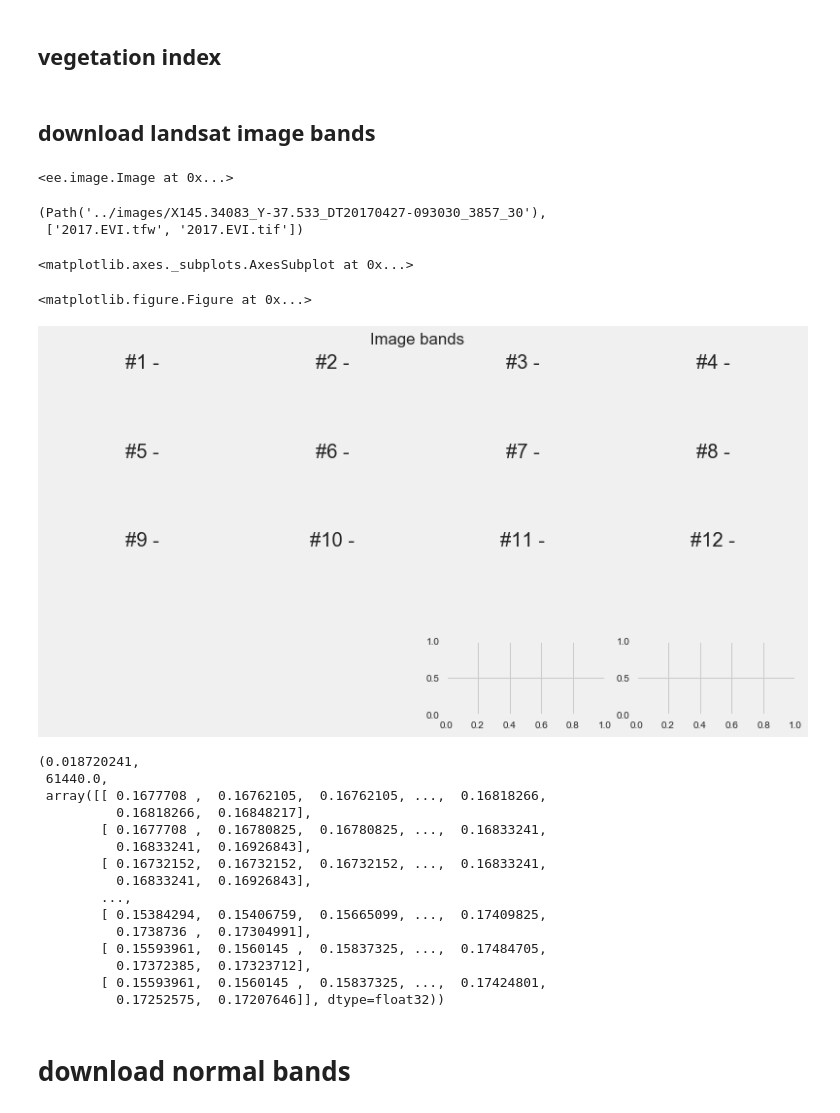
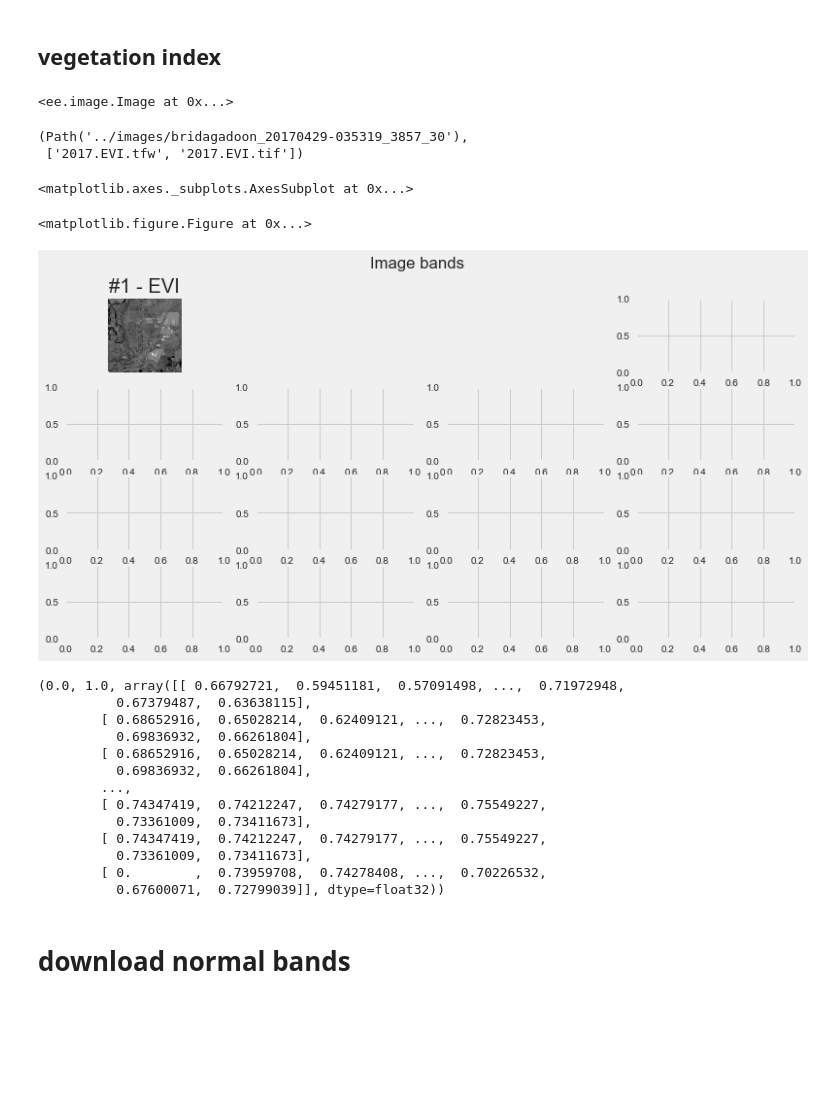
Before and after one commit to the-winter/spaceapps2017_matches, a Jupyter notebook: notebooks/simulate.ipynb, the cells around one changed output. Drawn from its saved outputs; the diff is of its cells as text; code cells hidden in the pictures; blank space fills up the shorter version.

```diff
--- a/notebooks/simulate.ipynb
+++ b/notebooks/simulate.ipynb
@@ -44,17 +44,21 @@ crs_grid = 3857 # projected wgs84
 # if the satelite's note included in the metadata jsut add it
 
 resolution_min=30 # 30m min
-distance=3000
+distance=1700
 pixel_length=int(distance/resolution_min)
 
 # black saturday
-time = arrow.get('2009-02-08')
+time = arrow.get('2009-02-06')
 point = shapely.geometry.Point(145.3408333333,-37.5327777778) # Kingslake, where some black sat fire started
 # point = shapely.geometry.Point(116.7413748,-31.8739154) # york, WA, AY
 
 # time = arrow.get('2015-02-08')
 # point = shapely.geometry.Point(115.833333,-31.933333) # perth
 
+
+point = shapely.geometry.Point(116.0258274,-31.767647)
+name = 'bridagadoon'
+
 pixels=2.0*distance/resolution_min
 print('pixels',pixels,pixels)
 # %% [output]
@@ -64,7 +68,7 @@ pixels 200.0 200.0
 # temp_dir = cache_dir = Path(tempfile.mkdtemp())
 # %%
 ts = time.utcnow().format('YYYYMMDD-HHmmss')
-folder_name = 'X{x:3.5f}_Y{y:3.5}_DT{time:}'.format(x=point.x,y=point.y,time=ts)
+folder_name = '{name:}_{time:}'.format(name=name,time=ts)
 # image_folder = Path('../images/').joinpath(folder_name)
 # image_folder.makedirs_p()
 # %% [markdown]
@@ -80,8 +84,6 @@ bound = ee.Geometry.buffer(geometry=geom, distance=distance)
 boundary = bound.bounds()
 # %% [markdown]
 ## vegetation index
-# %% [markdown]
-## download landsat image bands
 # %%
 satellite='LANDSAT/LC8_L1T_ANNUAL_EVI'
 bands=bands_l8
@@ -108,37 +110,35 @@ path,files=download_image(
 )
 path, files
 # %% [output]
-(Path('../images/X145.34083_Y-37.533_DT20170427-093030_3857_30'),
+(Path('../images/bridagadoon_20170429-035319_3857_30'),
  ['2017.EVI.tfw', '2017.EVI.tif'])
 # %%
 # view
-X = tifs2np(path, files, bands=bands)
+X = tifs2np(path, files, bands=['EVI'])
 for i in range(X.shape[0]):
     x=X[i]
     X[i]=(x-x.min())/(x.max()-x.min())
-imshow_bands(X, labels=None)
+imshow_bands(X, labels=['EVI'])
 # %% [output]
 <matplotlib.axes._subplots.AxesSubplot at 0x...>
 <matplotlib.figure.Figure at 0x...>
-[figure, old version]
+[figure, new version]
 # %%
 X.min(),X.max(),X[0]
 # %% [output]
-(0.018720241,
- 61440.0,
- array([[ 0.1677708 ,  0.16762105,  0.16762105, ...,  0.16818266,
-          0.16818266,  0.16848217],
-        [ 0.1677708 ,  0.16780825,  0.16780825, ...,  0.16833241,
-          0.16833241,  0.16926843],
-        [ 0.16732152,  0.16732152,  0.16732152, ...,  0.16833241,
-          0.16833241,  0.16926843],
+(0.0, 1.0, array([[ 0.66792721,  0.59451181,  0.57091498, ...,  0.71972948,
+          0.67379487,  0.63638115],
+        [ 0.68652916,  0.65028214,  0.62409121, ...,  0.72823453,
+          0.69836932,  0.66261804],
+        [ 0.68652916,  0.65028214,  0.62409121, ...,  0.72823453,
+          0.69836932,  0.66261804],
         ...,
-        [ 0.15384294,  0.15406759,  0.15665099, ...,  0.17409825,
-          0.1738736 ,  0.17304991],
-        [ 0.15593961,  0.1560145 ,  0.15837325, ...,  0.17484705,
-          0.17372385,  0.17323712],
-        [ 0.15593961,  0.1560145 ,  0.15837325, ...,  0.17424801,
-          0.17252575,  0.17207646]], dtype=float32))
+        [ 0.74347419,  0.74212247,  0.74279177, ...,  0.75549227,
+          0.73361009,  0.73411673],
+        [ 0.74347419,  0.74212247,  0.74279177, ...,  0.75549227,
+          0.73361009,  0.73411673],
+        [ 0.        ,  0.73959708,  0.74278408, ...,  0.70226532,
+          0.67600071,  0.72799039]], dtype=float32))
 # %% [markdown]
 # download normal bands
 # %%
```
Also changed, not shown: parts of 28 cells of this notebook, 3 other files.
